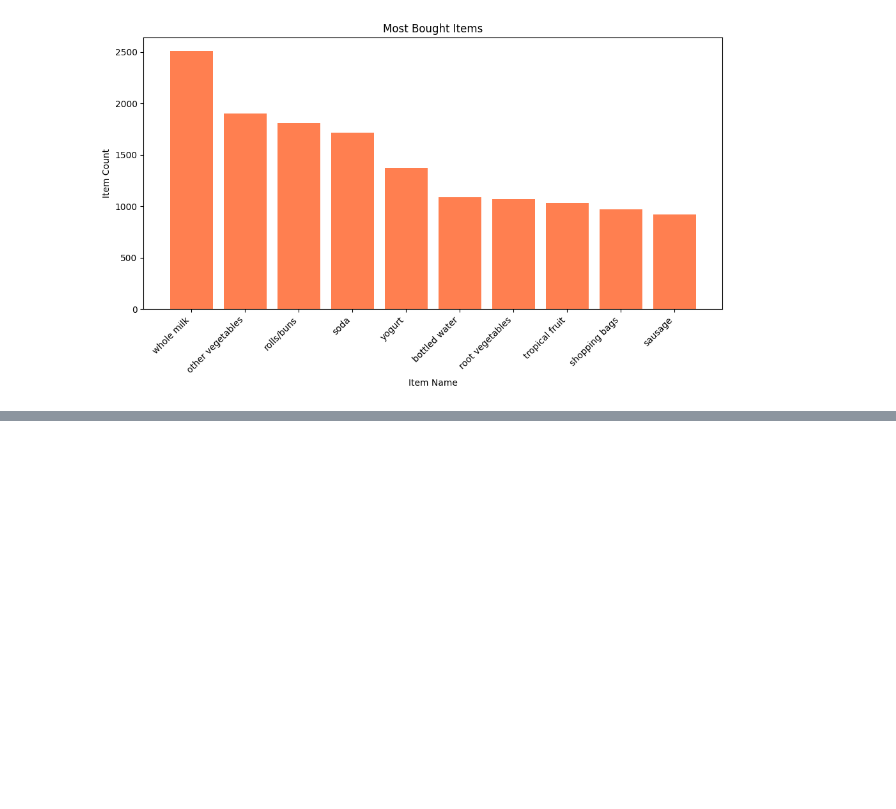
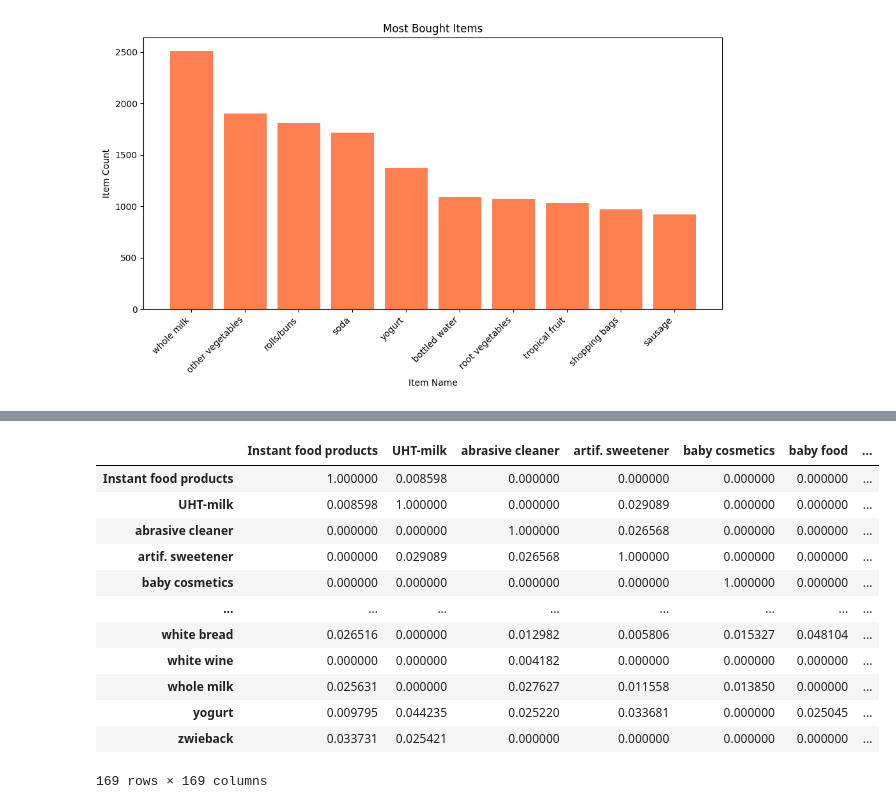
Before and after one commit to pappala-balaji/Market-Basket-Analysis, a Jupyter notebook: BasketAnalysis.ipynb, the cells around one changed output, grey strips where cells are left out. Saved outputs shown, nothing was run; the diff lists cells and outputs as text; code cells hidden in the pictures; blank space fills up the shorter version.

```diff
--- a/BasketAnalysis.ipynb
+++ b/BasketAnalysis.ipynb
@@ -144,0 +162,17 @@ plt.show()
+# %%
+pos_corr=corr.where(corr>0,0)
+pos_corr
+# %% [output]
+|  | Instant food products | UHT-milk | abrasive cleaner | artif. sweetener | baby cosmetics | baby food | ... |
+| Instant food products | 1.000000 | 0.008598 | 0.000000 | 0.000000 | 0.000000 | 0.000000 | ... |
+| UHT-milk | 0.008598 | 1.000000 | 0.000000 | 0.029089 | 0.000000 | 0.000000 | ... |
+| abrasive cleaner | 0.000000 | 0.000000 | 1.000000 | 0.026568 | 0.000000 | 0.000000 | ... |
+| artif. sweetener | 0.000000 | 0.029089 | 0.026568 | 1.000000 | 0.000000 | 0.000000 | ... |
+| baby cosmetics | 0.000000 | 0.000000 | 0.000000 | 0.000000 | 1.000000 | 0.000000 | ... |
+| ... | ... | ... | ... | ... | ... | ... | ... |
+| white bread | 0.026516 | 0.000000 | 0.012982 | 0.005806 | 0.015327 | 0.048104 | ... |
+| white wine | 0.000000 | 0.000000 | 0.004182 | 0.000000 | 0.000000 | 0.000000 | ... |
+| whole milk | 0.025631 | 0.000000 | 0.027627 | 0.011558 | 0.013850 | 0.000000 | ... |
+| yogurt | 0.009795 | 0.044235 | 0.025220 | 0.033681 | 0.000000 | 0.025045 | ... |
+| zwieback | 0.033731 | 0.025421 | 0.000000 | 0.000000 | 0.000000 | 0.000000 | ... |
+169 rows × 169 columns
```
Also changed, not shown: parts of 1 cell of this notebook.
